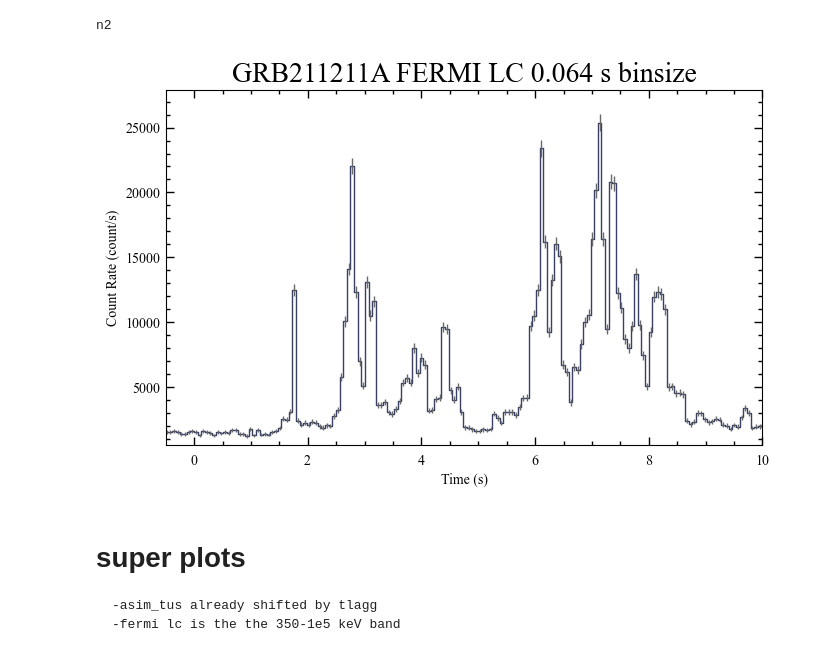
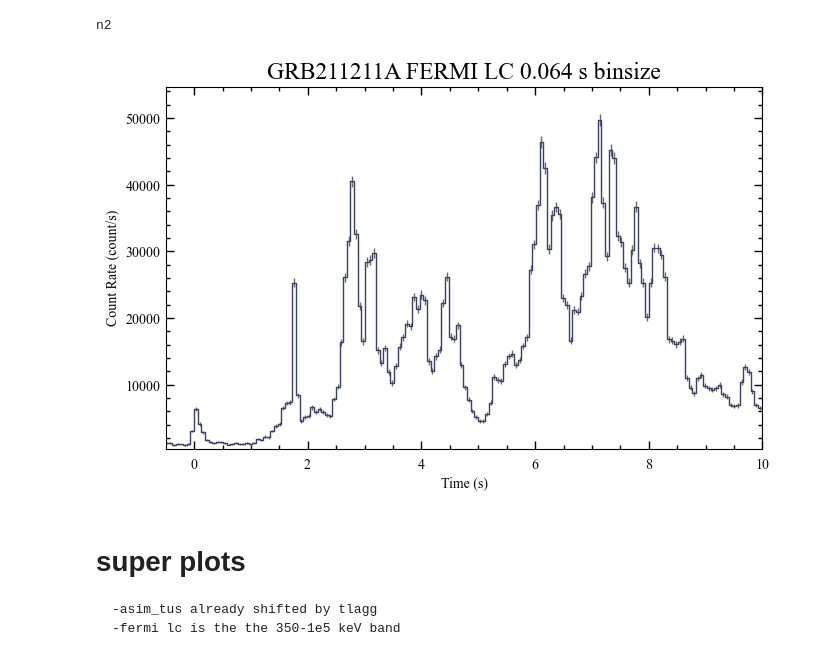
Before and after one commit to AndreasRamsli/GRB, a Jupyter notebook: xspec/GRB211211A/GRB211211A_analysis.ipynb, the cells around one changed output. Cells and saved outputs as stored; diff of their text form; code cells hidden in the pictures.

```diff
--- a/xspec/GRB211211A/GRB211211A_analysis.ipynb
+++ b/xspec/GRB211211A/GRB211211A_analysis.ipynb
@@ -240,21 +265,21 @@ n2
 # %%
 # open a TTE file
 binsize=0.064
 
 tte = TTE.open(fn_tte)
 # bin to 2.048 s resolution, reference time is trigger time (coarse resolution to accurately model the bkg)
 
 #phaii = tte.to_phaii(bin_by_time, binsize, time_ref=0.0)
 
 #bin_by_time is defined in imports. now have the spectra for each bin
 phaii = tte.to_phaii(bin_by_time, binsize,time_ref=0.0) #puls height amplitude of second type ii. i: sum along columns, ii: for all channels
 
-erange = (350,1e5) #usually advised lower range. Standard passband
+erange = (8,1e3) #usually advised lower range. Standard passband
 lc_data = phaii.to_lightcurve(energy_range=erange)
 lcplot = Lightcurve(data=lc_data)
 lcplot.xlim = (-0.5,10)
 lcplot.ax.set_title(f'GRB211211A FERMI LC {binsize} s binsize')
 plt.show()
 # %% [output]
-[figure, old version]
+[figure, new version]
 # %%
```
Also changed, not shown: parts of 44 cells of this notebook, 58 other files.
